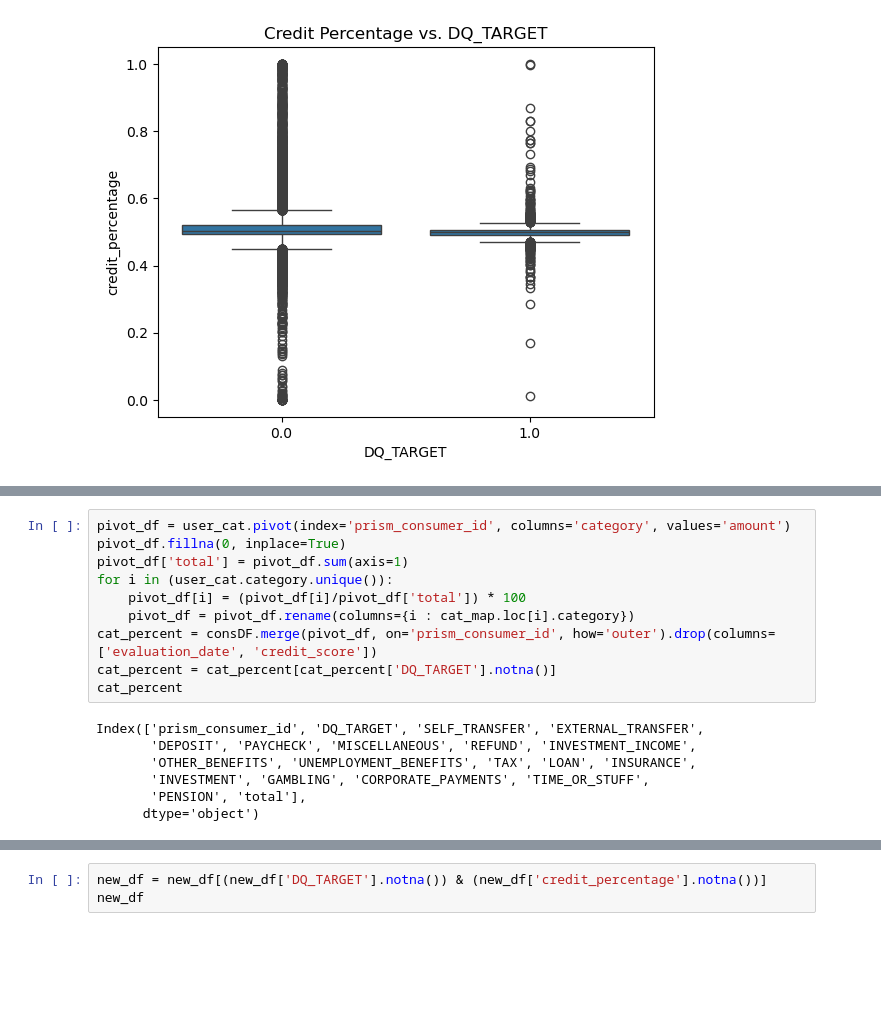
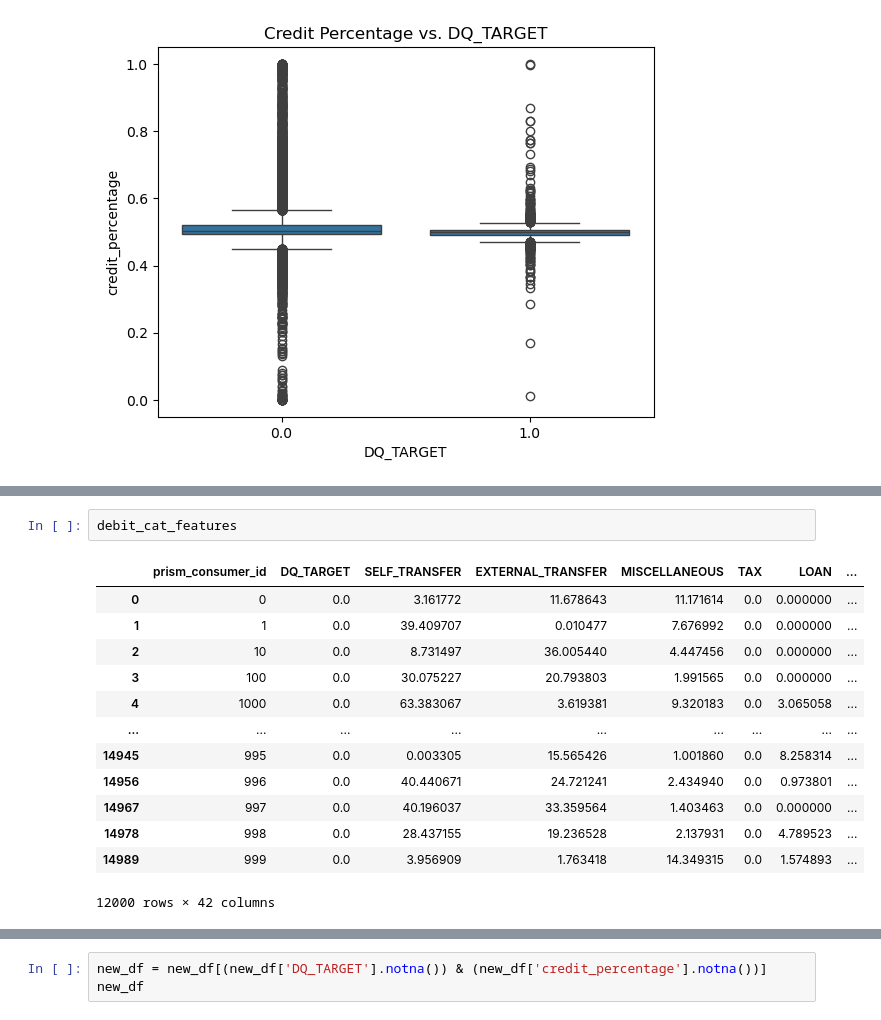
Before and after one commit to hillarychang/dsc180b-capstone-q2, a Jupyter notebook: src/notebooks/Jevan_feature_creation.ipynb, the cells around one changed output, grey strips where cells are left out. Saved outputs shown, nothing was run; the diff lists cells and outputs as text; blank space fills up the shorter version.

```diff
--- a/src/notebooks/Jevan_feature_creation.ipynb
+++ b/src/notebooks/Jevan_feature_creation.ipynb
@@ -118,17 +140,16 @@ user_cat
 # %%
-pivot_df = user_cat.pivot(index='prism_consumer_id', columns='category', values='amount')
-pivot_df.fillna(0, inplace=True)
-pivot_df['total'] = pivot_df.sum(axis=1)
-for i in (user_cat.category.unique()):
-    pivot_df[i] = (pivot_df[i]/pivot_df['total']) * 100
-    pivot_df = pivot_df.rename(columns={i : cat_map.loc[i].category})
-cat_percent = consDF.merge(pivot_df, on='prism_consumer_id', how='outer').drop(columns=['evaluation_date', 'credit_score'])
-cat_percent = cat_percent[cat_percent['DQ_TARGET'].notna()]
-cat_percent
+debit_cat_features
 # %% [output]
+|  | prism_consumer_id | DQ_TARGET | SELF_TRANSFER | EXTERNAL_TRANSFER | MISCELLANEOUS | TAX | LOAN | ... |
+| 0 | 0 | 0.0 | 3.161772 | 11.678643 | 11.171614 | 0.0 | 0.000000 | ... |
+| 1 | 1 | 0.0 | 39.409707 | 0.010477 | 7.676992 | 0.0 | 0.000000 | ... |
+| 2 | 10 | 0.0 | 8.731497 | 36.005440 | 4.447456 | 0.0 | 0.000000 | ... |
+| 3 | 100 | 0.0 | 30.075227 | 20.793803 | 1.991565 | 0.0 | 0.000000 | ... |
+| 4 | 1000 | 0.0 | 63.383067 | 3.619381 | 9.320183 | 0.0 | 3.065058 | ... |
+| ... | ... | ... | ... | ... | ... | ... | ... | ... |
+| 14945 | 995 | 0.0 | 0.003305 | 15.565426 | 1.001860 | 0.0 | 8.258314 | ... |
+| 14956 | 996 | 0.0 | 40.440671 | 24.721241 | 2.434940 | 0.0 | 0.973801 | ... |
+| 14967 | 997 | 0.0 | 40.196037 | 33.359564 | 1.403463 | 0.0 | 0.000000 | ... |
+| 14978 | 998 | 0.0 | 28.437155 | 19.236528 | 2.137931 | 0.0 | 4.789523 | ... |
+| 14989 | 999 | 0.0 | 3.956909 | 1.763418 | 14.349315 | 0.0 | 1.574893 | ... |
-Index(['prism_consumer_id', 'DQ_TARGET', 'SELF_TRANSFER', 'EXTERNAL_TRANSFER',
-       'DEPOSIT', 'PAYCHECK', 'MISCELLANEOUS', 'REFUND', 'INVESTMENT_INCOME',
-       'OTHER_BENEFITS', 'UNEMPLOYMENT_BENEFITS', 'TAX', 'LOAN', 'INSURANCE',
-       'INVESTMENT', 'GAMBLING', 'CORPORATE_PAYMENTS', 'TIME_OR_STUFF',
-       'PENSION', 'total'],
-      dtype='object')
+12000 rows × 42 columns
```
Also changed, not shown: parts of 22 cells of this notebook.
